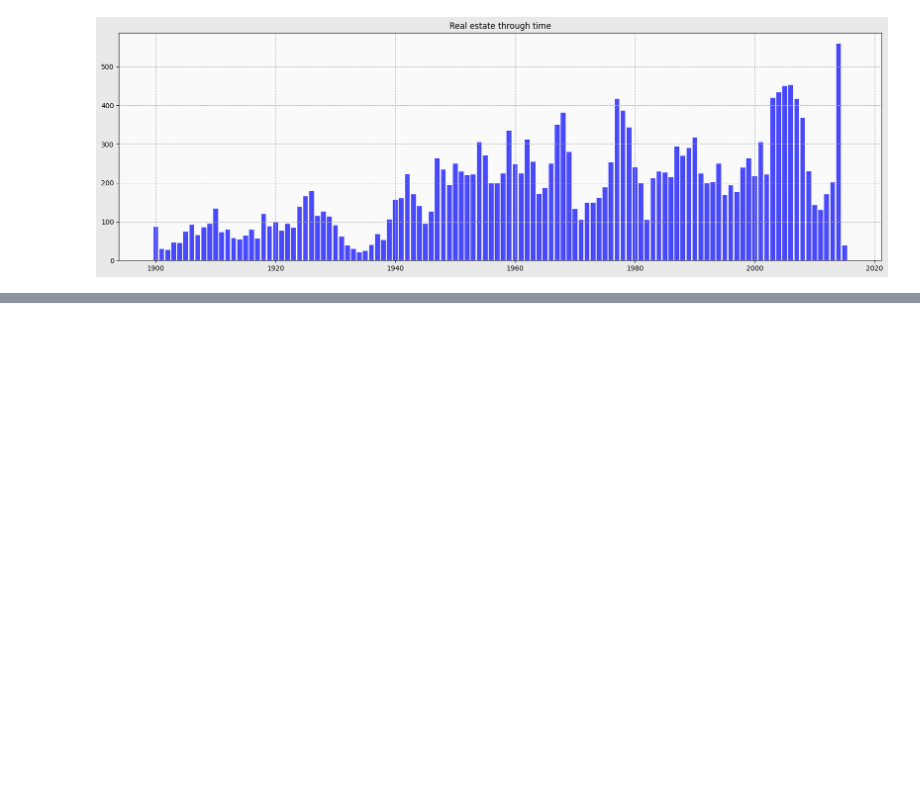
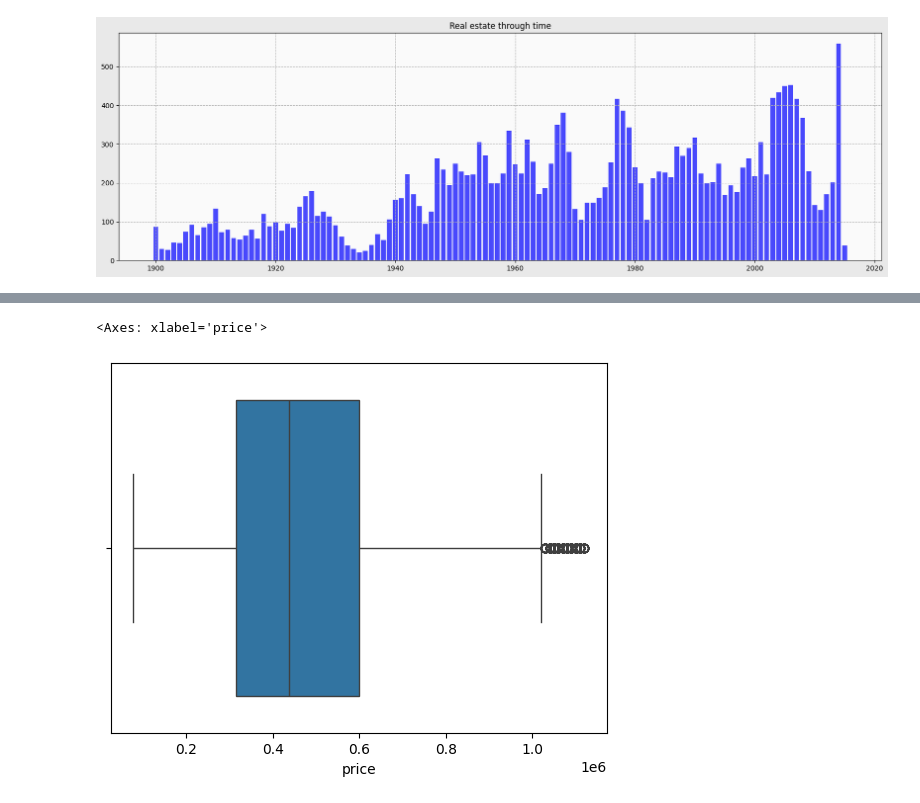
Before and after one commit to BasaJess/250213_DS_EDA_Project, a Jupyter notebook: 3_EDA_Excercise.ipynb, the cells around one changed output, grey strips where cells are left out. Saved outputs shown, nothing was run; the diff lists cells and outputs as text; code cells hidden in the pictures; blank space fills up the shorter version.

```diff
--- a/3_EDA_Excercise.ipynb
+++ b/3_EDA_Excercise.ipynb
@@ -68,0 +78,17 @@ plt.savefig('data/Real_estate_through_time.png', dpi=300, transparent = True)
+# %%
+
+# Calculate Q1 (25th percentile) and Q3 (75th percentile)
+Q1 = df_zip['price'].quantile(0.25)
+Q3 = df_zip['price'].quantile(0.75)
+IQR = Q3 - Q1
+
+# Define lower and upper bounds
+lower_bound = Q1 - 1.5 * IQR
+upper_bound = Q3 + 1.5 * IQR
+
+# Filter the DataFrame to exclude outliers
+df_zip_filtered = df_zip[(df_zip['price'] >= lower_bound) & (df_zip['price'] <= upper_bound)]
+sns.boxplot(x=df_zip_filtered['price'])
+# %% [output]
+<Axes: xlabel='price'>
+[figure, added]
```
Also changed, not shown: parts of 5 cells of this notebook, 2 other files.
